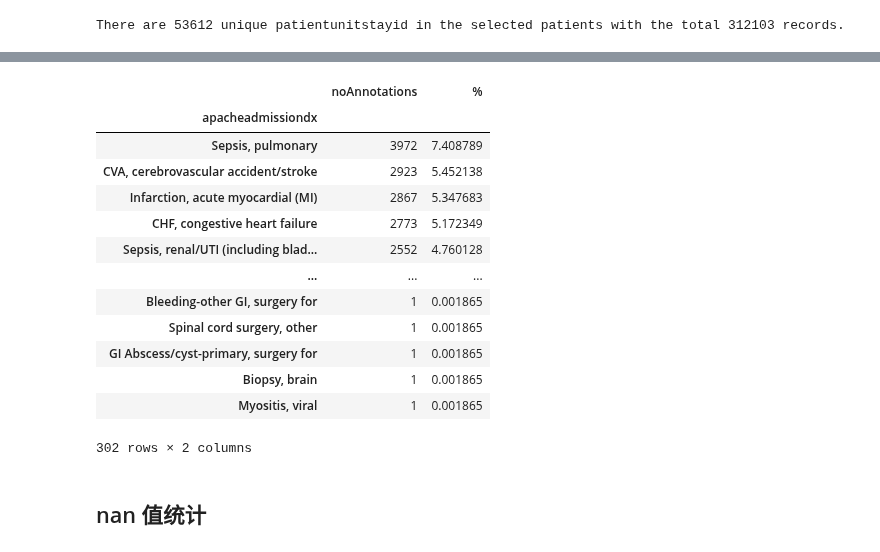
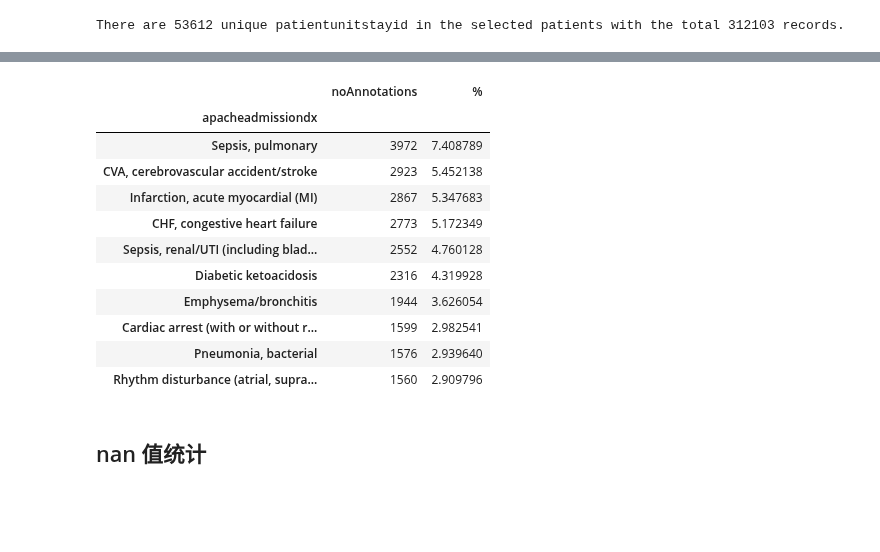
Before and after one commit to joy628/master-project, a Jupyter notebook: data-prepossing-2/pastHistory.ipynb, the cells around one changed output, grey strips where cells are left out. Cells and saved outputs as stored; diff of their text form; code cells hidden in the pictures; blank space fills up the shorter version.

```diff
--- a/data-prepossing-2/pastHistory.ipynb
+++ b/data-prepossing-2/pastHistory.ipynb
@@ -167,3 +167,8 @@ r=len(df1)
 print("There are {} unique patientunitstayid in the selected patients with the total {} records.".format(n,r))
 # %% [output]
 There are 53612 unique patientunitstayid in the selected patients with the total 312103 records.
+# %%
+df1= pd.read_csv(porcesseddir2 + 'selected_pastHistory.csv')
+df1 = df1.set_index(['patientunitstayid', 'hospitaladmitoffset','pasthistoryoffset'])
+df1.sort_index(level = ['patientunitstayid','hospitaladmitoffset', 'pasthistoryoffset'], inplace = True)
+df1.head(n=20)
@@ -170,25 +194,23 @@ There are 53612 unique patientunitstayid in the selected patients with the total
 # %%
 df1_reset = df1.reset_index()
 df_unique = df1_reset.drop_duplicates(subset=['patientunitstayid'])
 freq = pd.DataFrame()
 freq['noAnnotations'] = df_unique['apacheadmissiondx'].value_counts()
 freq['%'] = (df_unique['apacheadmissiondx'].value_counts() / len(df_unique)) * 100
-freq
+freq.head(n=10)
 # %% [output]
 |  | noAnnotations | % |
 | apacheadmissiondx |  |  |
 | Sepsis, pulmonary | 3972 | 7.408789 |
 | CVA, cerebrovascular accident/stroke | 2923 | 5.452138 |
 | Infarction, acute myocardial (MI) | 2867 | 5.347683 |
 | CHF, congestive heart failure | 2773 | 5.172349 |
 | Sepsis, renal/UTI (including blad... | 2552 | 4.760128 |
-| ... | ... | ... |
-| Bleeding-other GI, surgery for | 1 | 0.001865 |
-| Spinal cord surgery, other | 1 | 0.001865 |
-| GI Abscess/cyst-primary, surgery for | 1 | 0.001865 |
-| Biopsy, brain | 1 | 0.001865 |
-| Myositis, viral | 1 | 0.001865 |
+| Diabetic ketoacidosis | 2316 | 4.319928 |
+| Emphysema/bronchitis | 1944 | 3.626054 |
+| Cardiac arrest (with or without r... | 1599 | 2.982541 |
+| Pneumonia, bacterial | 1576 | 2.939640 |
+| Rhythm disturbance (atrial, supra... | 1560 | 2.909796 |
-302 rows × 2 columns
 # %%
 # freq.to_csv(porcesseddir2 + 'selected_pastHistory_apacheaddx_freq.csv',  index=True)
 # %% [markdown]
```
Also changed, not shown: parts of 7 cells of this notebook, 4 other files.
